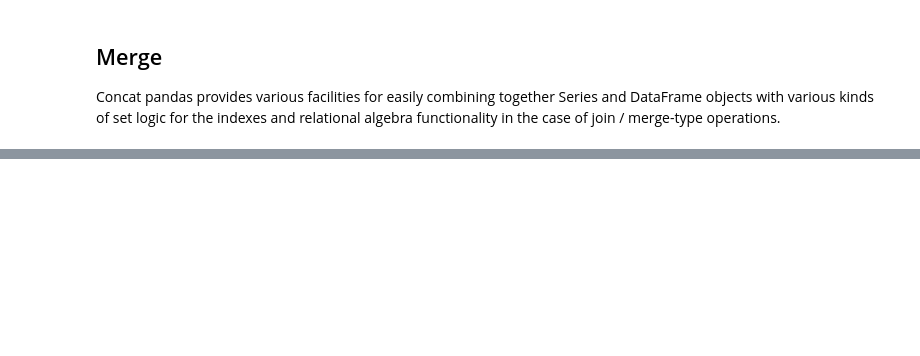
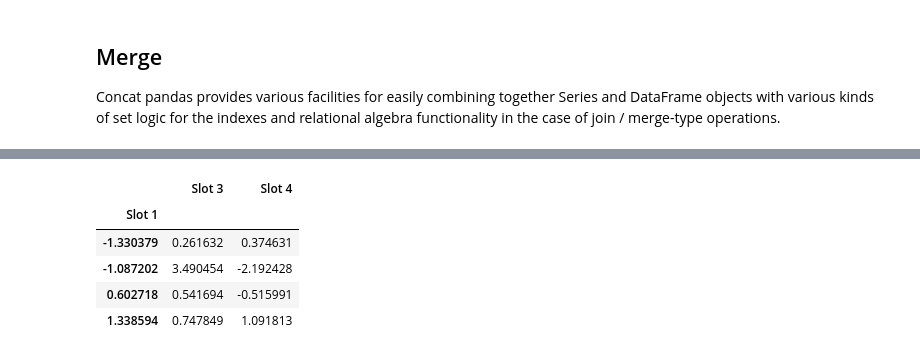
Before and after one commit to AsmitPrajapati/CodroidHub_Summer_Training, a Jupyter notebook: Pandas.ipynb, the cells around one changed output, grey strips where cells are left out. Drawn from its saved outputs; the diff is of its cells as text; code cells hidden in the pictures; blank space fills up the shorter version.

```diff
--- a/Pandas.ipynb
+++ b/Pandas.ipynb
@@ -378,0 +380,9 @@ pd.concat(pieces)
+# %%
+sd.groupby("Slot 1")[["Slot 3", "Slot 4"]].sum()
+# %% [output]
+|  | Slot 3 | Slot 4 |
+| Slot 1 |  |  |
+| -1.330379 | 0.261632 | 0.374631 |
+| -1.087202 | 3.490454 | -2.192428 |
+| 0.602718 | 0.541694 | -0.515991 |
+| 1.338594 | 0.747849 | 1.091813 |
```
Also changed, not shown: parts of 32 cells of this notebook.
